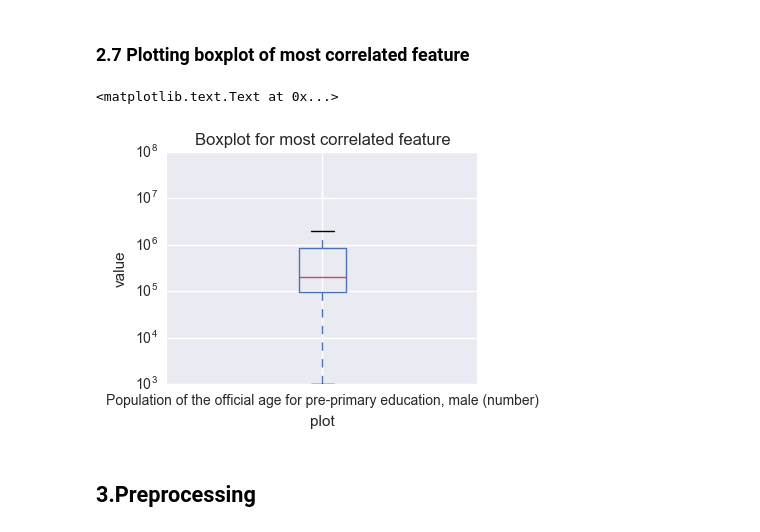
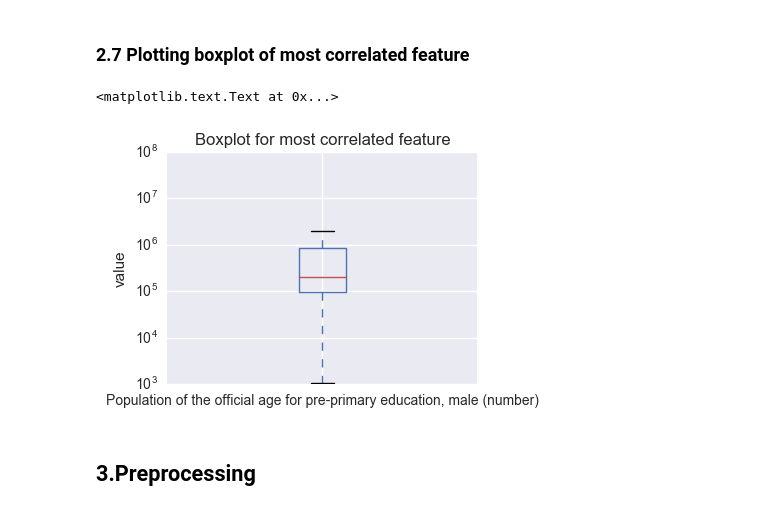
Before and after one commit to acrola/WorkShopDS, a Jupyter notebook: Project-Notebook.ipynb, the cells around one changed output. Cells and saved outputs as stored; diff of their text form; code cells hidden in the pictures.

```diff
--- a/Project-Notebook.ipynb
+++ b/Project-Notebook.ipynb
@@ -135,14 +135,13 @@ Please choose an option
 # %%
 fig = plt.figure(figsize=(4,3))
 ax = fig.add_subplot(111)
 overall_data[corr_features[1]].to_frame().boxplot()
 ax.set_yscale('log')
 plt.ylabel('value')
-plt.xlabel('plot')
 plt.title('Boxplot for most correlated feature')
 # %% [output]
 <matplotlib.text.Text at 0x...>
-[figure, old version]
+[figure, new version]
 # %% [markdown]
 ## 3.Preprocessing
 # %% [markdown]
```
Also changed, not shown: parts of 1 cell of this notebook, 7 other files.
